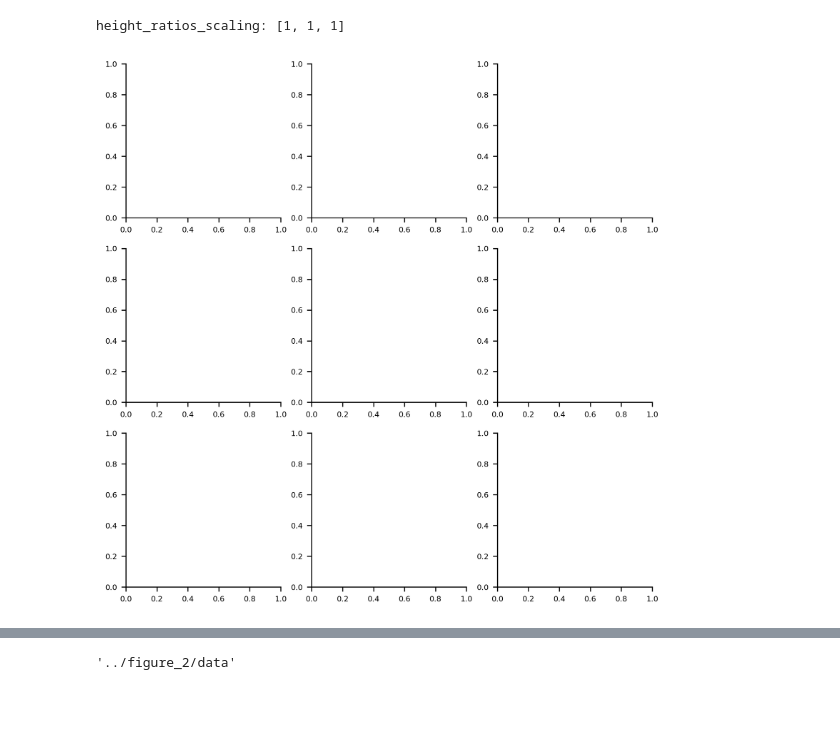
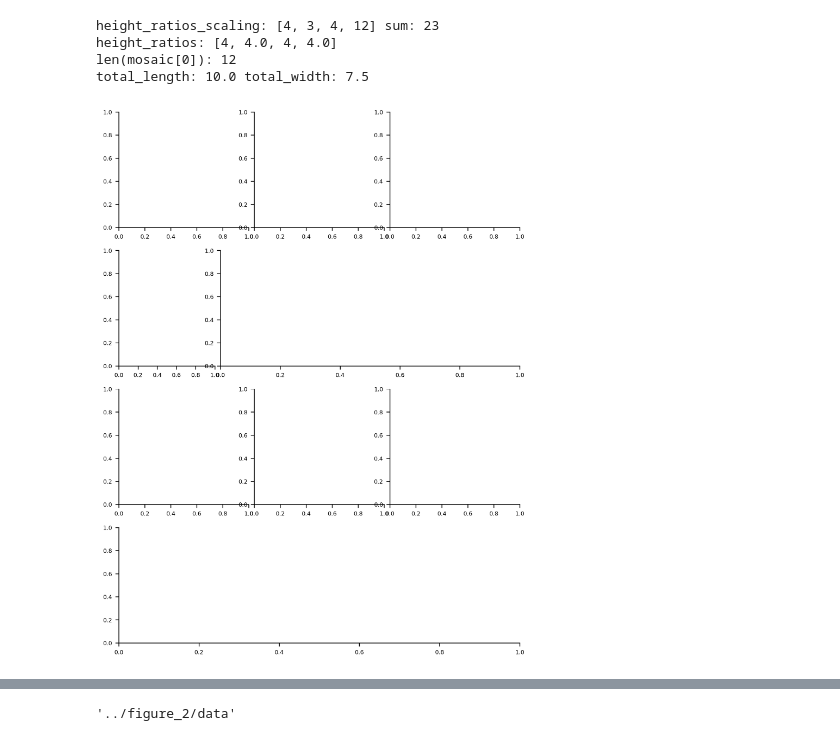
Before and after one commit to gityves/CoPhaser, a Jupyter notebook: paper/code/figure_S4/plot_creation.ipynb, the cells around one changed output, grey strips where cells are left out. Drawn from its saved outputs; the diff is of its cells as text; code cells hidden in the pictures; blank space fills up the shorter version.

```diff
--- a/paper/code/figure_S4/plot_creation.ipynb
+++ b/paper/code/figure_S4/plot_creation.ipynb
@@ -30,11 +28,19 @@ The autoreload extension is already loaded. To reload it, use:
 # %%
 DATA_FOLDER = "../figure_2/data"
 # %%
-mosaic = [["A", "B", "C"], ["D", "E", "F"], ["G", "H", "I"]]
-fig, axs = plot_helpers.create_pannels(mosaic=mosaic, h_pad=0)
+mosaic = [["A", "B", "C"], ["D", "E", "E", "E"], ["F", "G", "H"], ["I"]]
+fig, axs = plot_helpers.create_pannels(
+    mosaic=mosaic,
+    h_pad=0,
+    height_ratios=[1, 4 / 3, 1, 1 / 3],
+    total_width=constants.FIG_WIDTH,
+)
 # %% [output]
-height_ratios_scaling: [1, 1, 1]
+height_ratios_scaling: [4, 3, 4, 12] sum: 23
+height_ratios: [4, 4.0, 4, 4.0]
+len(mosaic[0]): 12
+total_length: 10.0 total_width: 7.5
-[figure, old version]
+[figure, new version]
 # %%
 vasa = pickle.load(open(os.path.join(DATA_FOLDER, "vasa_res.pkl"), "rb"))
 vasa
```
Also changed, not shown: parts of 13 cells of this notebook, 21 other files.
